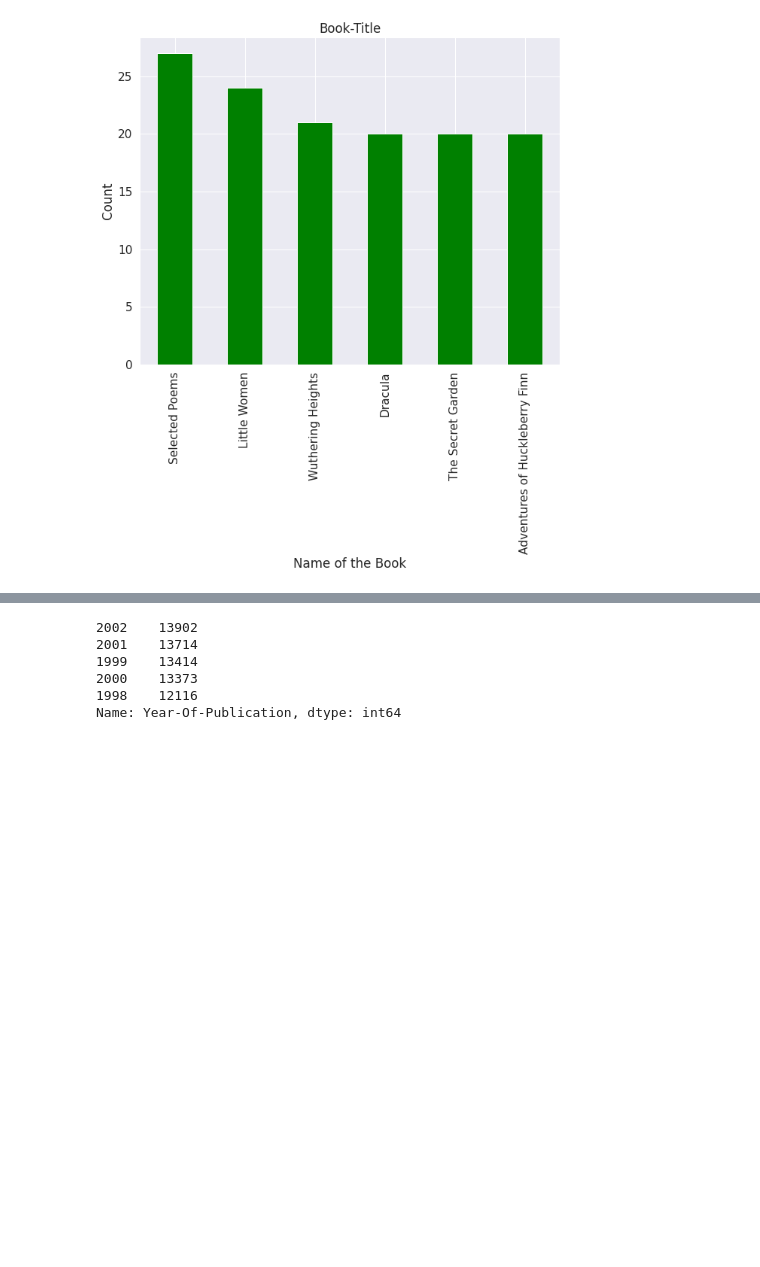
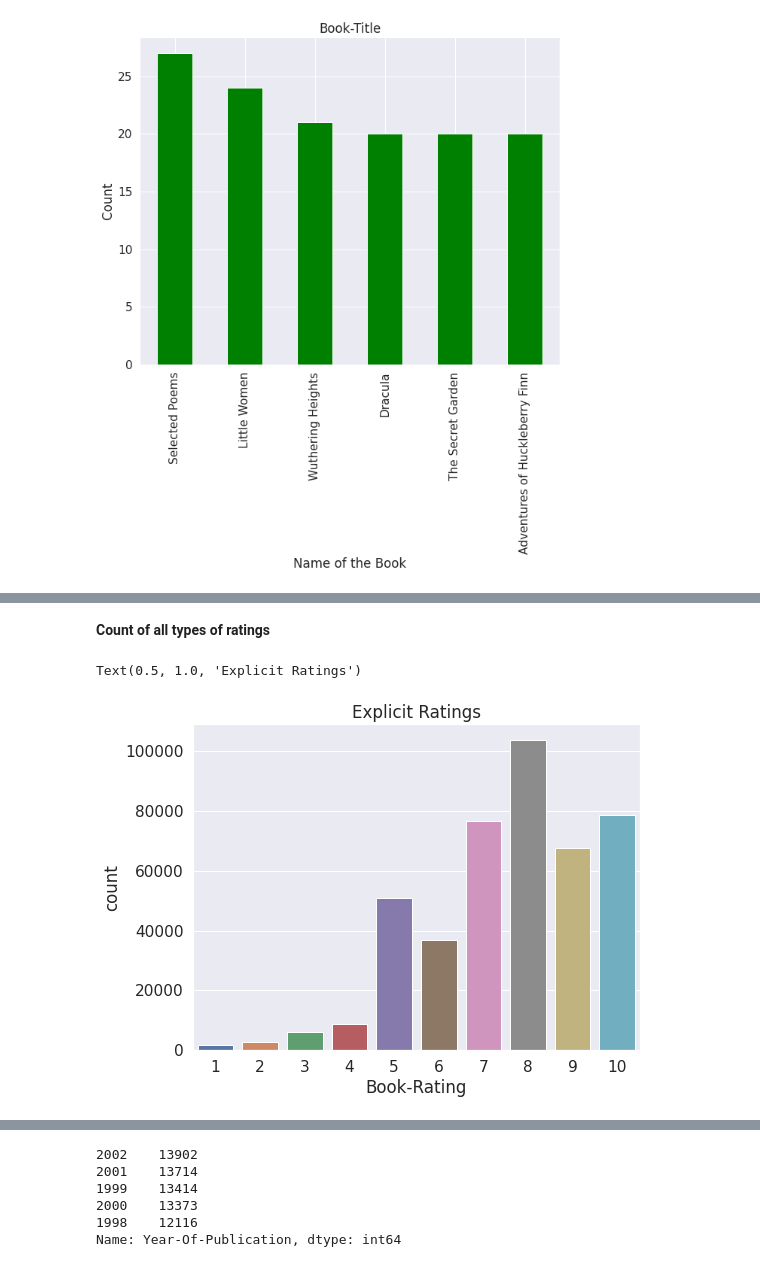
Before and after one commit to Rohitkumar1011/Book-Recommender-system.ipynb, a Jupyter notebook: Book_Recommender_system.ipynb, the cells around one changed output, grey strips where cells are left out. Cells and saved outputs as stored; diff of their text form; code cells hidden in the pictures; blank space fills up the shorter version.

```diff
--- a/Book_Recommender_system.ipynb
+++ b/Book_Recommender_system.ipynb
@@ -262,0 +272,11 @@ Text(0.5, 1.0, 'Book-Title')
+# %% [markdown]
+**Count of all types of ratings**
+# %%
+## Explicit Ratings
+plt.figure(figsize=(8,6))
+data = ratings[ratings['Book-Rating'] != 0]
+sns.countplot(x="Book-Rating", data=data)
+plt.title("Explicit Ratings")
+# %% [output]
+Text(0.5, 1.0, 'Explicit Ratings')
+[figure, added]
```
Also changed, not shown: parts of 27 cells of this notebook.
